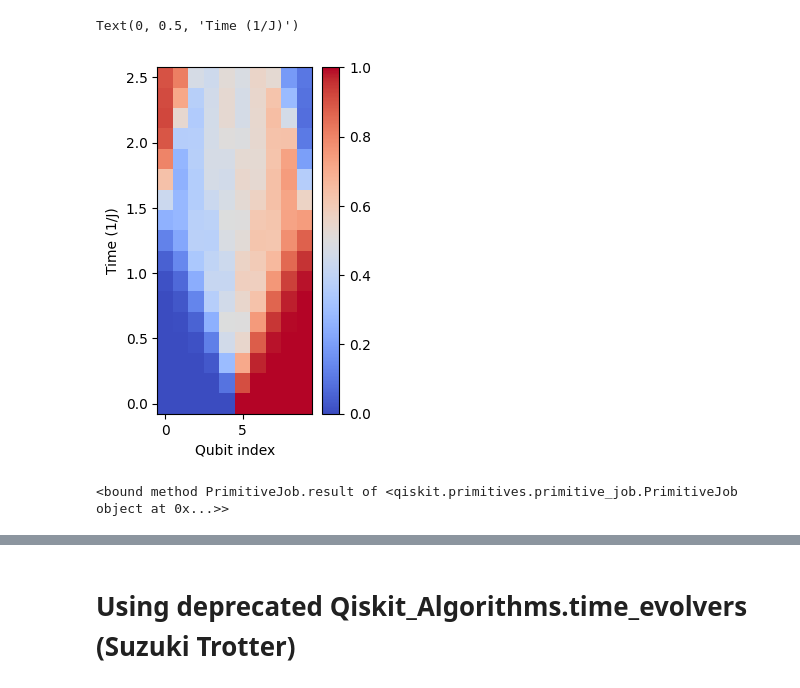
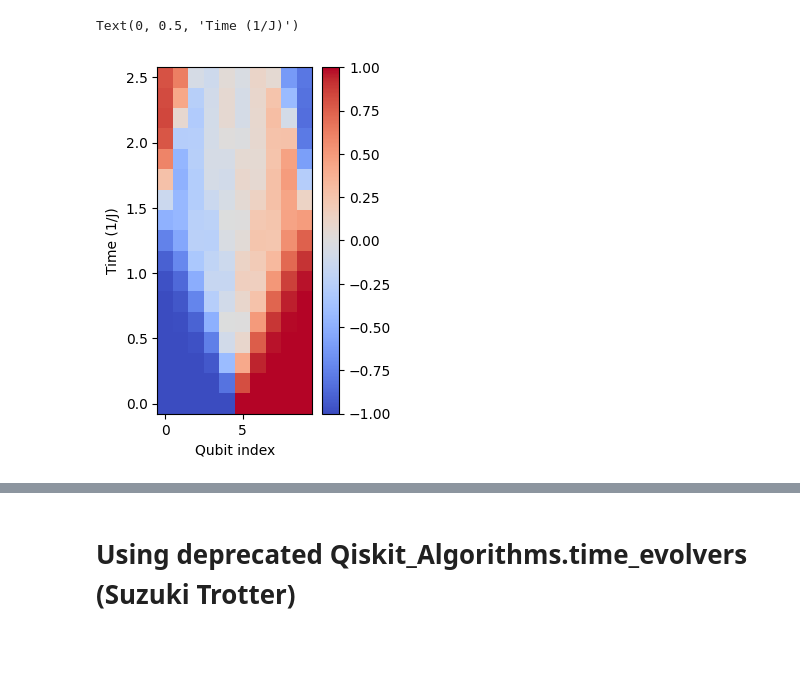
Before and after one commit to syralie/qsim-condensed-matter, a Jupyter notebook: first_paper_trial.ipynb, the cells around one changed output, grey strips where cells are left out. Drawn from its saved outputs; the diff is of its cells as text; code cells hidden in the pictures; blank space fills up the shorter version.

```diff
--- a/first_paper_trial.ipynb
+++ b/first_paper_trial.ipynb
@@ -54,12 +40,0 @@ gate = circ.to_instruction()
-# %%
-
-circuits = []
-for n_steps in range(nb_timesteps+1):
-    qc = QuantumCircuit(N,N)
-    for i in range(int(N/2)):
-        qc.x(N-i-1)
-
-    for _ in range(n_steps):
-        qc.append(gate, [i for i in range(N)])
-
-    circuits.append(qc)
@@ -153,56 +146,51 @@ Text(0, 0.5, 'Time (1/J)')
 N = 10
 H = get_hamiltonian(N=N, J=1, U=0, h=[0 for i in range(N)])
 
-from qiskit.circuit.library import PauliEvolutionGate
-
 gate = PauliEvolutionGate(H, time=timesteps_duration)
-
-from qiskit.synthesis import SuzukiTrotter
 
 st = SuzukiTrotter(order=4, reps=4)
 circ = st.synthesize(gate)
 
 gate = circ.to_instruction()
 
 circuits = []
 for n_steps in range(nb_timesteps+1):
     qc = QuantumCircuit(N,N)
     for i in range(int(N/2)):
-        qc.x(N-i-1)
+        qc.x(i)
 
     for _ in range(n_steps):
         qc.append(gate, [i for i in range(N)])
 
     circuits.append(qc)
 
-from qiskit import transpile
-from tqdm.notebook import tqdm
-from qiskit.quantum_info import Statevector
-
 # Run the quantum circuit on a statevector simulator backend
 #backend_sim = AerSimulator.get_backend('statevector_simulator')
 
-probability_density=[]
+def magnetization_ops(qubit):
+    observable = SparsePauliOp.from_sparse_list(
+    [("Z", [qubit], 1.0)], num_qubits=N
+    )
+    return observable
+
+estimator = Estimator()
+magnetization_density=[]
 for circ in tqdm(circuits):
 
-    outputstate = Statevector(circ)
-    ps=[]
+    #outputstate = Statevector(circ)
+    job = estimator.run([circ for _ in range(N)], [magnetization_ops(qubit) for qubit in range(N)])
+    results = job.result()
+    mags=[results.values[i] for i in range(N)]
 
-    ###EDIT CODE BELOW (Extract the probability of finding the excitation on each qubit)
-    for i in range(N):
-        ps.append(outputstate.probabilities([i])[1])
+    magnetization_density.append(mags)
 
-    ###DO NOT EDIT BELOW
-
-    probability_density.append(ps)
-
-probability_density=np.array(probability_density)
+magnetization_density=np.array(magnetization_density)
 
 fig = plt.figure(figsize=(2.5,4.5), facecolor='white')
-im = plt.pcolormesh(np.arange(0,N,1), [timesteps_duration * i for i in range(nb_timesteps+1)], probability_density, cmap='coolwarm')
+im = plt.pcolormesh(np.arange(0,N,1), [timesteps_duration * i for i in range(nb_timesteps+1)], magnetization_density, cmap='coolwarm')
 fig.colorbar(im)
 plt.xlabel('Qubit index')
 plt.ylabel('Time (1/J)')
 # %% [output]
 Text(0, 0.5, 'Time (1/J)')
-[figure, old version]
+[figure, new version]
@@ -221,4 +196,0 @@ results = estimator.run([circ, circ], [magnetization_op_3, magnetization_op_5])
-# %%
-print(results.result)
-# %% [output]
-<bound method PrimitiveJob.result of <qiskit.primitives.primitive_job.PrimitiveJob object at 0x...>>
```
Also changed, not shown: parts of 15 cells of this notebook.
